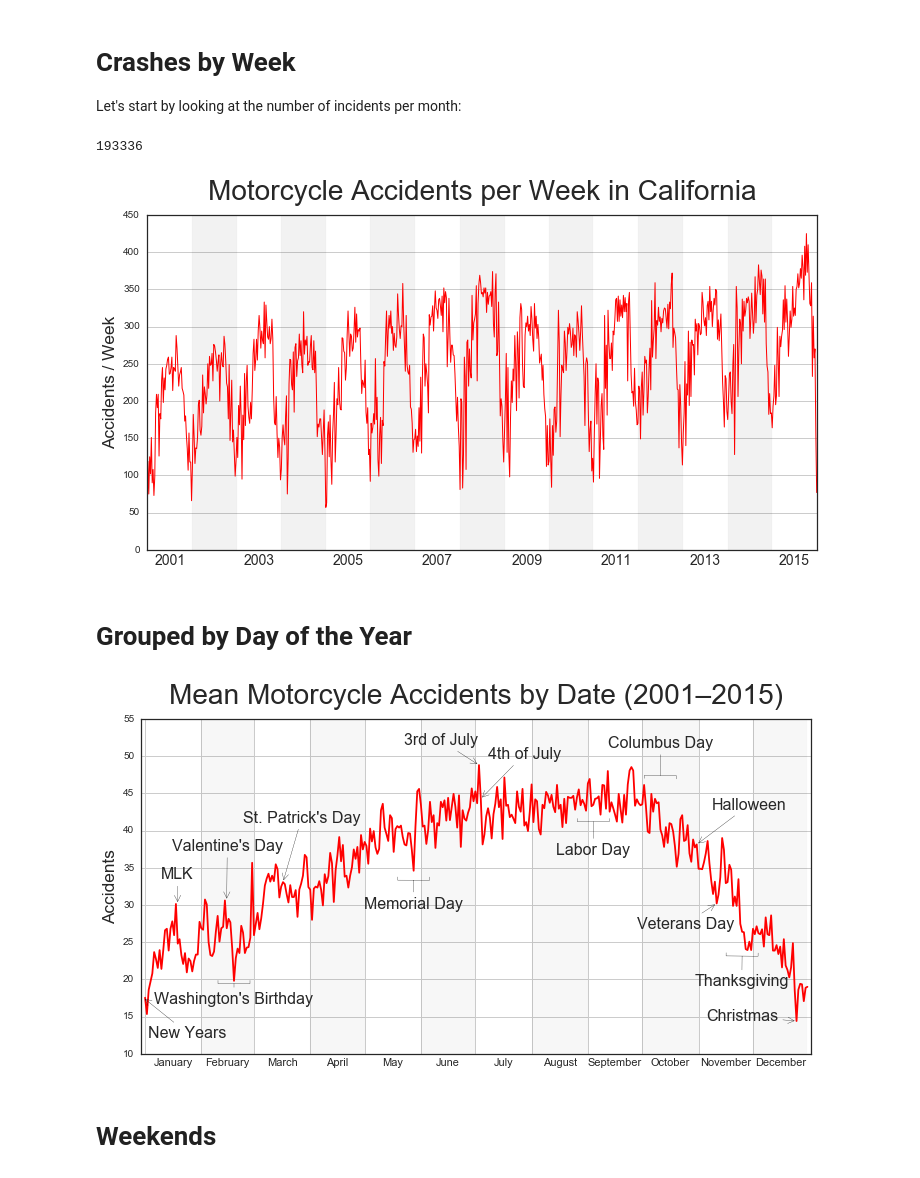
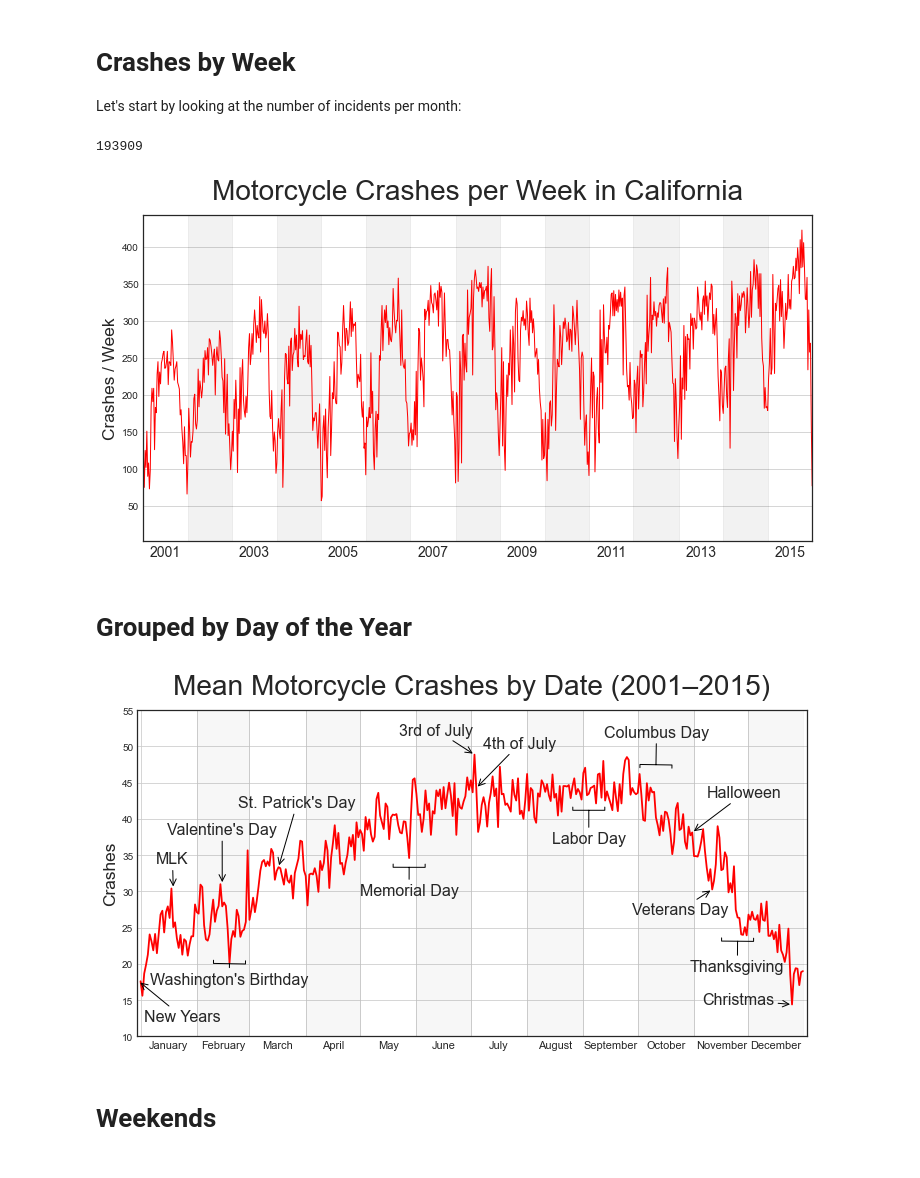
Before and after one commit to agude/agude.github.io, a Jupyter notebook: files/switrs-motorcycle-accidents-by-date/SWITRS Crash Dates With Motorcycles.ipynb, the cells around one changed output. Saved outputs shown, nothing was run; the diff lists cells and outputs as text; code cells hidden in the pictures.

Commit message:
Move from "Accident" to "crash" or "collision"
People have agency, they crash cars, not "have accidents".

```diff
--- a/files/switrs-motorcycle-accidents-by-date/SWITRS Crash Dates With Motorcycles.ipynb
+++ b/files/switrs-motorcycle-accidents-by-date/SWITRS Crash Dates With Motorcycles.ipynb
@@ -32,7 +32,7 @@ def date_columns(query):
 
     return dates
 # %%
-def run_query(query, sql_file="./switrs.sqlite3"):
+def run_query(query, sql_file="./20180925_switrs.sqlite3"):
     """ Read sqlite query results into a pandas DataFrame. """
     with sqlite3.connect(sql_file) as con:
         # Construct a Dataframe from the results
@@ -61,7 +61,7 @@ df = run_query(query)
 # Number of accidents
 len(df)
 # %% [output]
-193336
+193909
 # %%
 DATE_COL = "Collision_Date"
 CRASH_COL = "Crashes"
@@ -79,42 +79,42 @@ ts = df[[DATE_COL]]
 ts.index= ts[DATE_COL]
 ax = ts.resample('W-MON').count()[DATE_COL].plot(
     kind="line",
-    title='Accidents in California',
+    title='Crashes in California',
     figsize=(12,6),
     linewidth=1,
     color=LINE_COLOR,
 )
 
 # Set Y range and grid
 #ax.set_ylim([5000, 13000])
 ax.grid()
 
 # Set axis labels
-plt.title('Motorcycle Accidents per Week in California', y=1.03, size=28)
+plt.title('Motorcycle Crashes per Week in California', y=1.03, size=28)
 FONTSIZE="xx-large"
 plt.xlabel("")
-plt.ylabel("Accidents / Week", fontsize=FONTSIZE)
+plt.ylabel("Crashes / Week", fontsize=FONTSIZE)
 
 # Set the year between the tick marks using minor ticks
 # Pandas uses a obscure Axis labeling system, so to put the ticks between the
 # major ticks, we interpolate it using np.interp().
 y = ax.get_xticks()
 x = [2001] + list(range(2002, 2018, 2))  # Step of 2 means every other year
 minor_x = np.interp(np.arange(2001.5, 2016.5, 2), x, y)
 ax.set_xticks(minor_x, minor=True)
 ax.set_xticklabels(np.arange(2001, 2016, 2), minor=True, size=14)
 ax.set_xticks([])  # Unset major ticks
 
 # Add shaded bands for every other year
 for year in range(2002, 2017, 2):
     ax.axvspan(pd.to_datetime(str(year)), pd.to_datetime(str(year+1)), color="black", alpha=0.05)
 
 for ext in ("png", "svg"):
     plt.savefig("/tmp/motorcycle_accidents_per_week_in_california.{ext}".format(ext=ext), bbox_inches="tight")
 
 plt.show()
 # %% [output]
-[figure, old version]
+[figure, new version]
 # %% [markdown]
 # Grouped by Day of the Year
 # %%
@@ -160,7 +160,7 @@ def month_starts(df):
     return (majors, minors)
 # %%
 # Calculate crashes per day
-mean_crashes = df.groupby(("Month", "Day")).count()
+mean_crashes = df.groupby(["Month", "Day"]).count()
 mean_crashes[CRASH_COL] /= 15  # Average instead of sum of years
 mean_crashes[CRASH_COL][2][29] = mean_crashes[CRASH_COL][2][29] * 15/3.  # Only 3 leap years!
 
@@ -178,10 +178,10 @@ ax.set_ylim([10, 55])  # Avoid hiding the start/end points
 ax.grid()
 
 # Set axis labels
-plt.title('Mean Motorcycle Accidents by Date (2001–2015)', y=1.03, size=28)
+plt.title('Mean Motorcycle Crashes by Date (2001–2015)', y=1.03, size=28)
 FONTSIZE="xx-large"
 plt.xlabel('')
-plt.ylabel("Accidents", fontsize=FONTSIZE)
+plt.ylabel("Crashes", fontsize=FONTSIZE)
 
 # Fix the X tick labels
 (major_x, minor_x) = month_starts(mean_crashes)
@@ -220,7 +220,7 @@ for ext in ("png", "svg"):
 
 plt.show()
 # %% [output]
-[figure, old version]
+[figure, new version]
 # %% [markdown]
 # Weekends
 # %%
```
Also changed, not shown: parts of 1 cell of this notebook, 28 other files.
